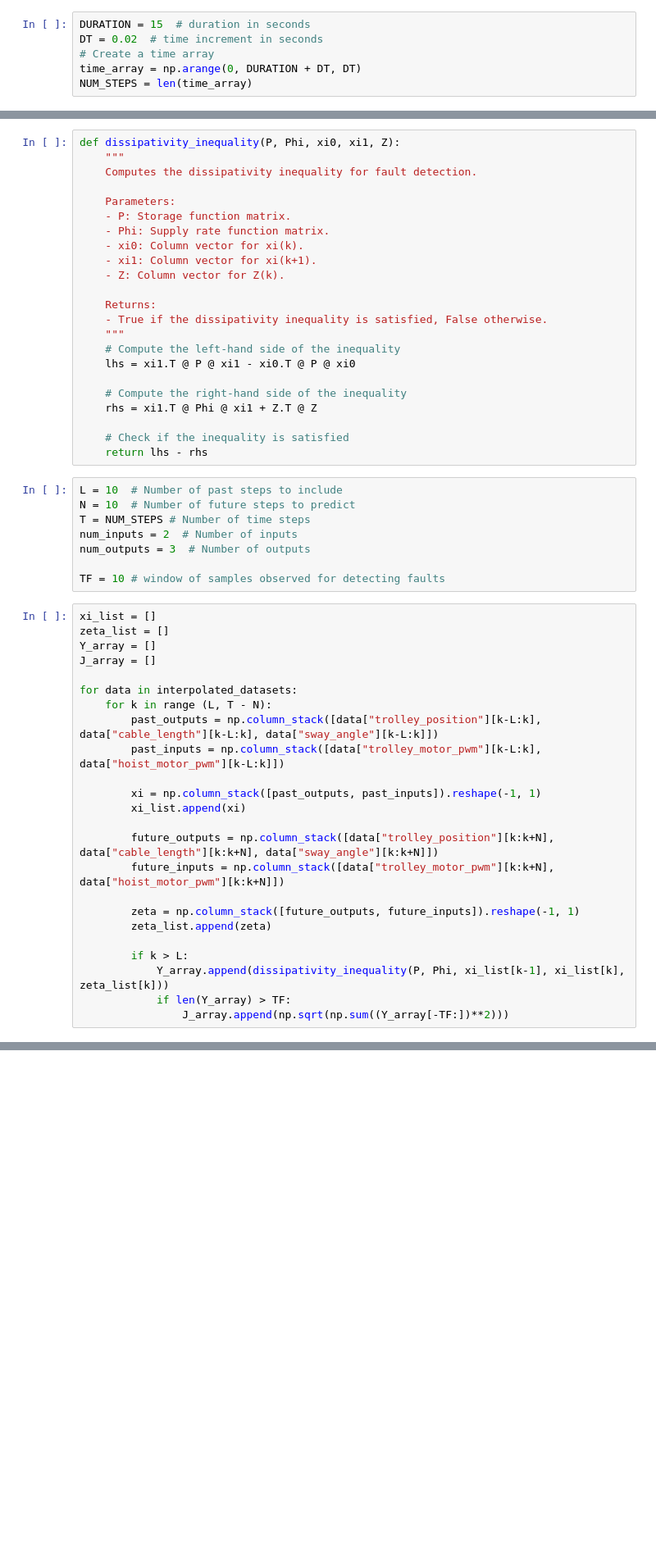
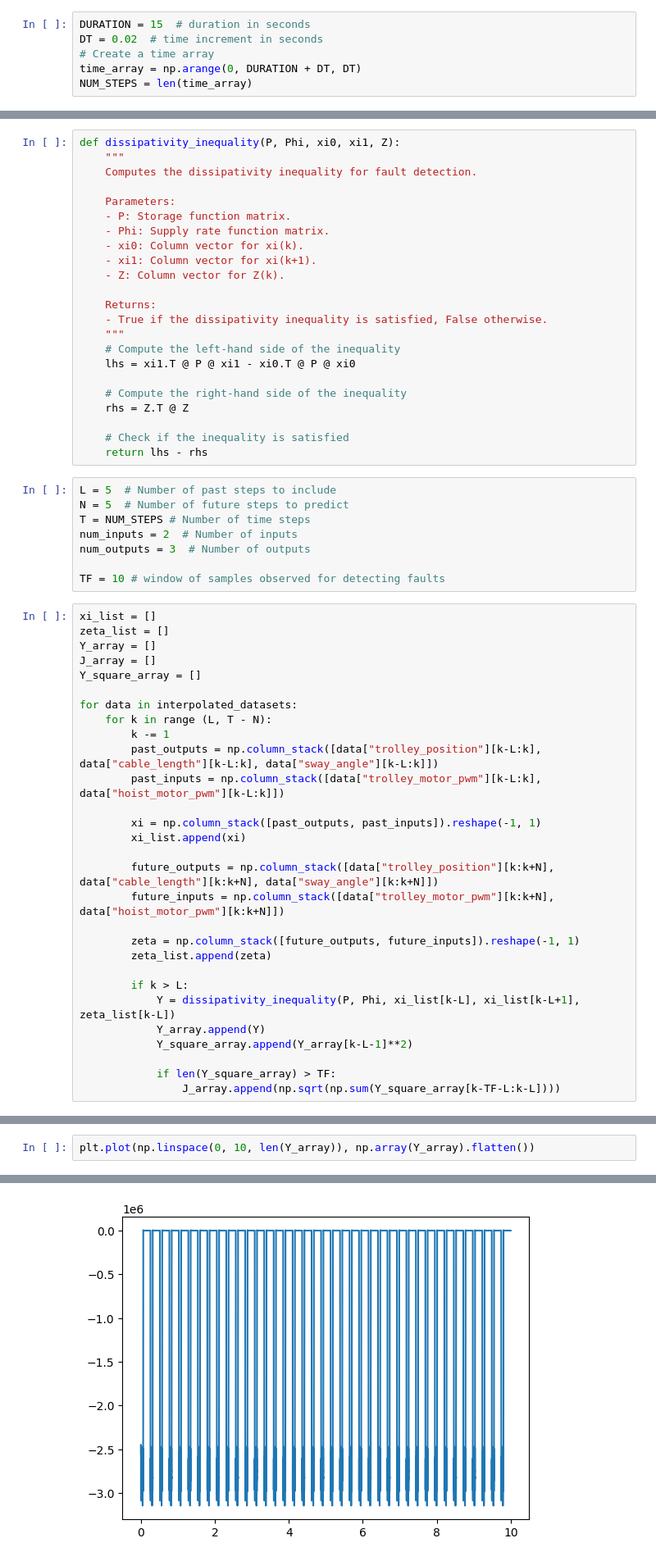
Before and after one commit to Cristian-Napitupulu/fault_detection_ws, a Jupyter notebook: calculate_threshold.ipynb, the cells around one changed output, grey strips where cells are left out. Shown at 82% size. Saved outputs shown, nothing was run; the diff lists cells and outputs as text; blank space fills up the shorter version.

```diff
--- a/calculate_threshold.ipynb
+++ b/calculate_threshold.ipynb
@@ -79,13 +89,13 @@ def dissipativity_inequality(P, Phi, xi0, xi1, Z):
     lhs = xi1.T @ P @ xi1 - xi0.T @ P @ xi0
 
     # Compute the right-hand side of the inequality
-    rhs = xi1.T @ Phi @ xi1 + Z.T @ Z
+    rhs = Z.T @ Z
 
     # Check if the inequality is satisfied
     return lhs - rhs
 # %%
-L = 10  # Number of past steps to include
-N = 10  # Number of future steps to predict
+L = 5  # Number of past steps to include
+N = 5  # Number of future steps to predict
 T = NUM_STEPS # Number of time steps
 num_inputs = 2  # Number of inputs
 num_outputs = 3  # Number of outputs
@@ -96,9 +106,11 @@ xi_list = []
 zeta_list = []
 Y_array = []
 J_array = []
+Y_square_array = []
 
 for data in interpolated_datasets:
     for k in range (L, T - N):
+        k -= 1
         past_outputs = np.column_stack([data["trolley_position"][k-L:k], data["cable_length"][k-L:k], data["sway_angle"][k-L:k]])
         past_inputs = np.column_stack([data["trolley_motor_pwm"][k-L:k], data["hoist_motor_pwm"][k-L:k]])
 
@@ -112,9 +124,12 @@ for data in interpolated_datasets:
         zeta_list.append(zeta)
 
         if k > L:
-            Y_array.append(dissipativity_inequality(P, Phi, xi_list[k-1], xi_list[k], zeta_list[k]))
-            if len(Y_array) > TF:
-                J_array.append(np.sqrt(np.sum((Y_array[-TF:])**2)))
+            Y = dissipativity_inequality(P, Phi, xi_list[k-L], xi_list[k-L+1], zeta_list[k-L])
+            Y_array.append(Y)
+            Y_square_array.append(Y_array[k-L-1]**2)
+
+            if len(Y_square_array) > TF:
+                J_array.append(np.sqrt(np.sum(Y_square_array[k-TF-L:k-L])))
 # %%
 # Calculate the mean of the fault detection metric
 J_mean = np.mean(J_array)
@@ -129,0 +149,3 @@ print(f"Threshold for fault detection: {threshold}")
+# %%
+plt.plot(np.linspace(0, 10, len(Y_array)), np.array(Y_array).flatten())
+# %% [output]
@@ -129,0 +153 @@ print(f"Threshold for fault detection: {threshold}")
+[figure, added]
```
Also changed, not shown: parts of 9 cells of this notebook, 4 other files.
